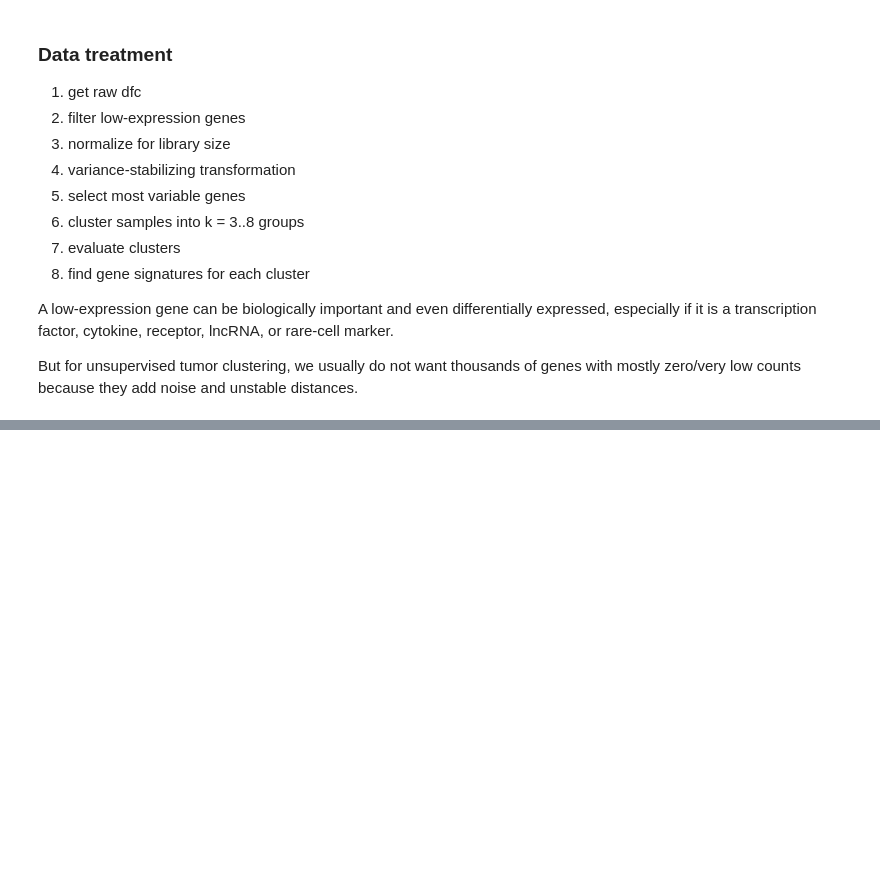
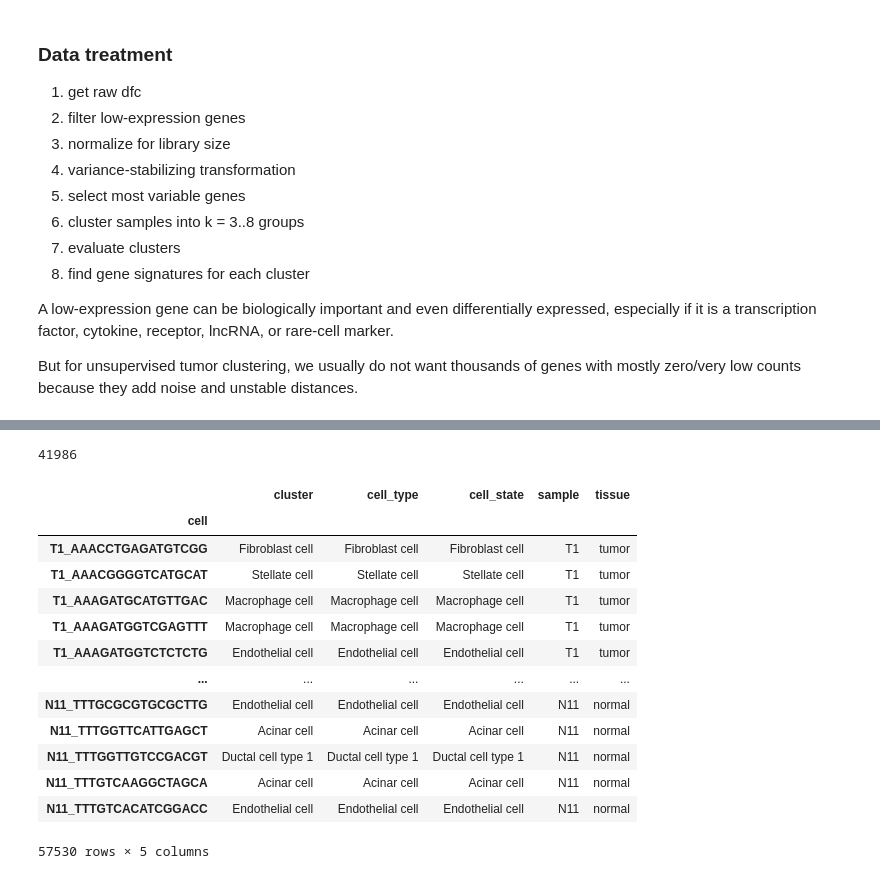
Before and after one commit to flalix/perturb_agent, a Jupyter notebook: notebooks/mtp_cBio_66_PAAD_prism LFC_cluster.ipynb, the cells around one changed output, grey strips where cells are left out. Cells and saved outputs as stored; diff of their text form; code cells hidden in the pictures; blank space fills up the shorter version.

```diff
--- a/notebooks/mtp_cBio_66_PAAD_prism LFC_cluster.ipynb
+++ b/notebooks/mtp_cBio_66_PAAD_prism LFC_cluster.ipynb
@@ -452,0 +496,8 @@ But for unsupervised tumor clustering, we usually do not want thousands of genes
+# %%
+import re, numpy as np, pandas as pd
+
+adata.obs["sample"] = adata.obs_names.to_series().str.extract(r"^([TN]\d+)_")[0].values
+adata.obs["tissue"] = np.where(adata.obs["sample"].str.startswith("T"), "tumor", "normal")
+
+print(adata.obs.groupby("tissue")["sample"].nunique())      # expect tumor 24, normal 11
+print(pd.crosstab(adata.obs["cell_state"], adata.obs["tissue"]))
@@ -452,0 +523,4 @@ But for unsupervised tumor clustering, we usually do not want thousands of genes
+# %%
+d2   = adata.obs["cell_state"].eq("Ductal cell type 2")
+print(len(d2))
+d2[:5]
@@ -452,0 +536,25 @@ But for unsupervised tumor clustering, we usually do not want thousands of genes
+# %%
+is_t = adata.obs["tissue"].eq("tumor")
+print(np.sum(is_t))
+# %% [output]
+41986
+# %%
+adata.obs["cell_state"] = np.where(d2 &  is_t, "Malignant ductal",
+                          np.where(d2 & ~is_t, "Ductal cell type 2 normal",
+                                   adata.obs["cell_state"]))
+Counter(adata.obs["cell_state"] )
+# %% [output]
+|  | cluster | cell_type | cell_state | sample | tissue |
+| cell |  |  |  |  |  |
+| T1_AAACCTGAGATGTCGG | Fibroblast cell | Fibroblast cell | Fibroblast cell | T1 | tumor |
+| T1_AAACGGGGTCATGCAT | Stellate cell | Stellate cell | Stellate cell | T1 | tumor |
+| T1_AAAGATGCATGTTGAC | Macrophage cell | Macrophage cell | Macrophage cell | T1 | tumor |
+| T1_AAAGATGGTCGAGTTT | Macrophage cell | Macrophage cell | Macrophage cell | T1 | tumor |
+| T1_AAAGATGGTCTCTCTG | Endothelial cell | Endothelial cell | Endothelial cell | T1 | tumor |
+| ... | ... | ... | ... | ... | ... |
+| N11_TTTGCGCGTGCGCTTG | Endothelial cell | Endothelial cell | Endothelial cell | N11 | normal |
+| N11_TTTGGTTCATTGAGCT | Acinar cell | Acinar cell | Acinar cell | N11 | normal |
+| N11_TTTGGTTGTCCGACGT | Ductal cell type 1 | Ductal cell type 1 | Ductal cell type 1 | N11 | normal |
+| N11_TTTGTCAAGGCTAGCA | Acinar cell | Acinar cell | Acinar cell | N11 | normal |
+| N11_TTTGTCACATCGGACC | Endothelial cell | Endothelial cell | Endothelial cell | N11 | normal |
+57530 rows × 5 columns
```
Also changed, not shown: parts of 8 cells of this notebook.
